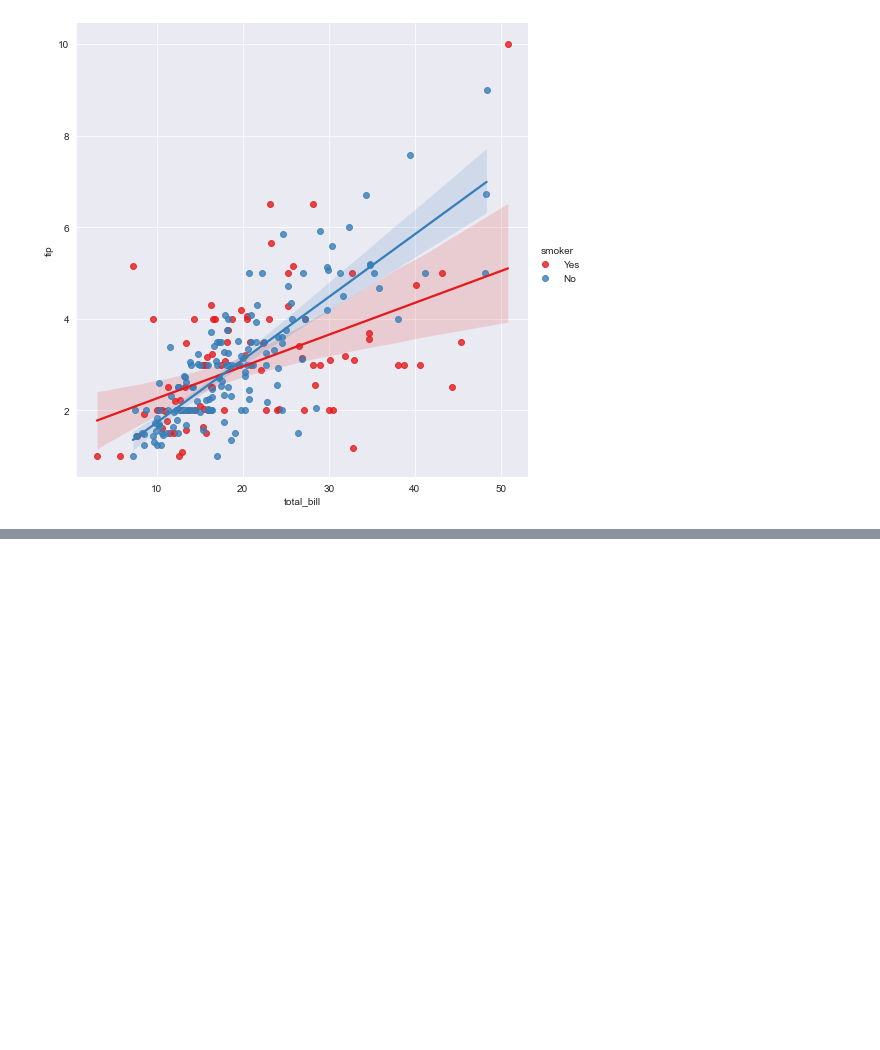
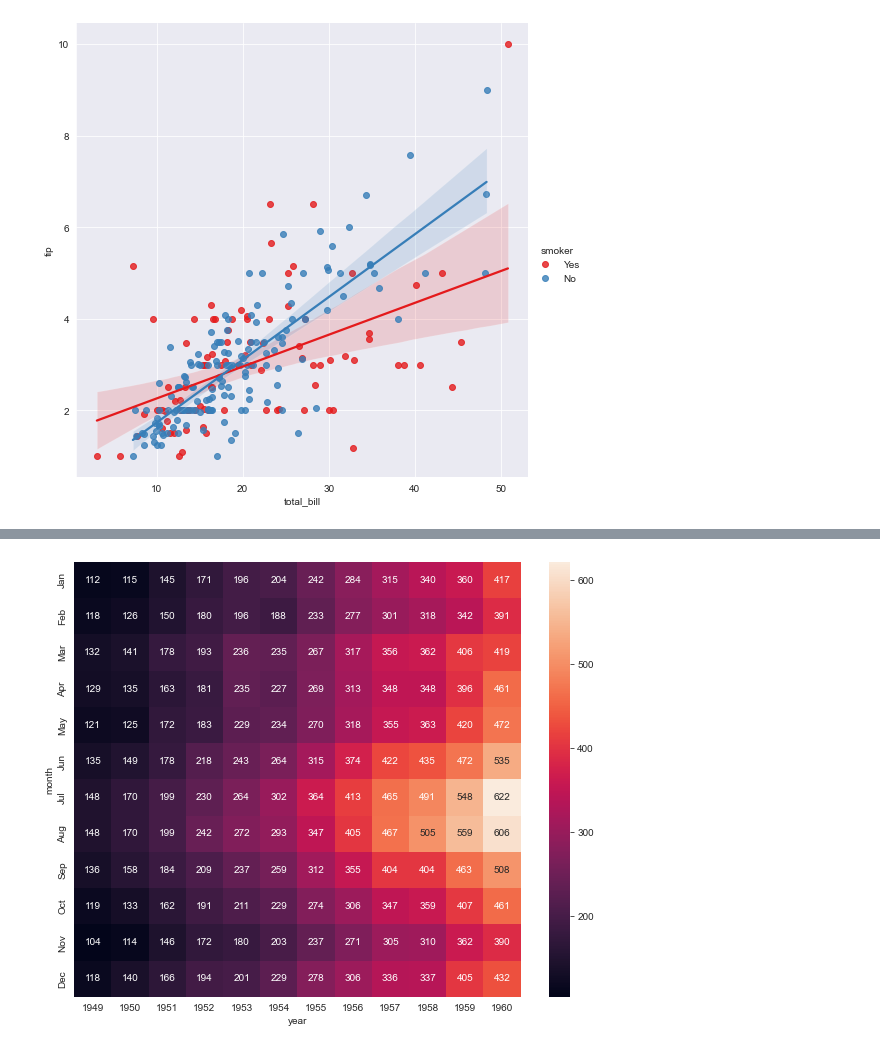
Before and after one commit to WujinK/3.17-, a Jupyter notebook: seaborn연습.ipynb, the cells around one changed output, grey strips where cells are left out. Cells and saved outputs as stored; diff of their text form; code cells hidden in the pictures; blank space fills up the shorter version.

```diff
--- a/seaborn연습.ipynb
+++ b/seaborn연습.ipynb
@@ -98,3 +98,7 @@ sns.lmplot(x="total_bill", y = 'tip', hue = 'smoker', data = tips, size = 7,pale
 plt.show()
 # %% [output]
 [figure]
+# %%
+flights = sns.load_dataset("flights")
+type(flights)
+flights
@@ -100,0 +119,3 @@ plt.show()
+# %%
+fgp = flights.pivot("month", "year", "passengers")
+fgp
@@ -100,0 +137,7 @@ plt.show()
+# %%
+# heatmap으로 위 데이터로 만들기
+plt.figure(figsize=(10,8))
+sns.heatmap(fgp, annot=True, fmt='d')
+plt.show()
+# %% [output]
+[figure, added]
```
Also changed, not shown: parts of 2 cells of this notebook.
